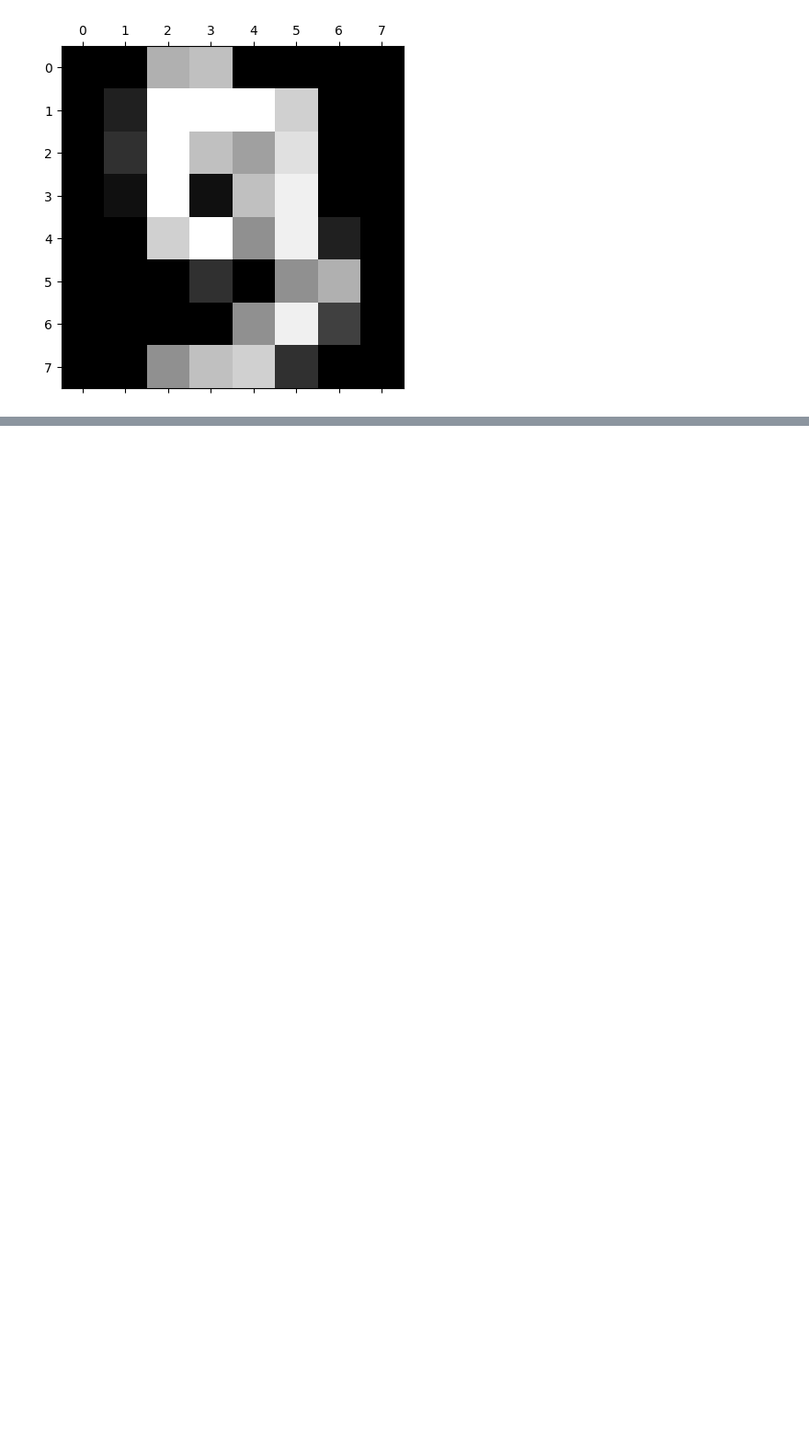
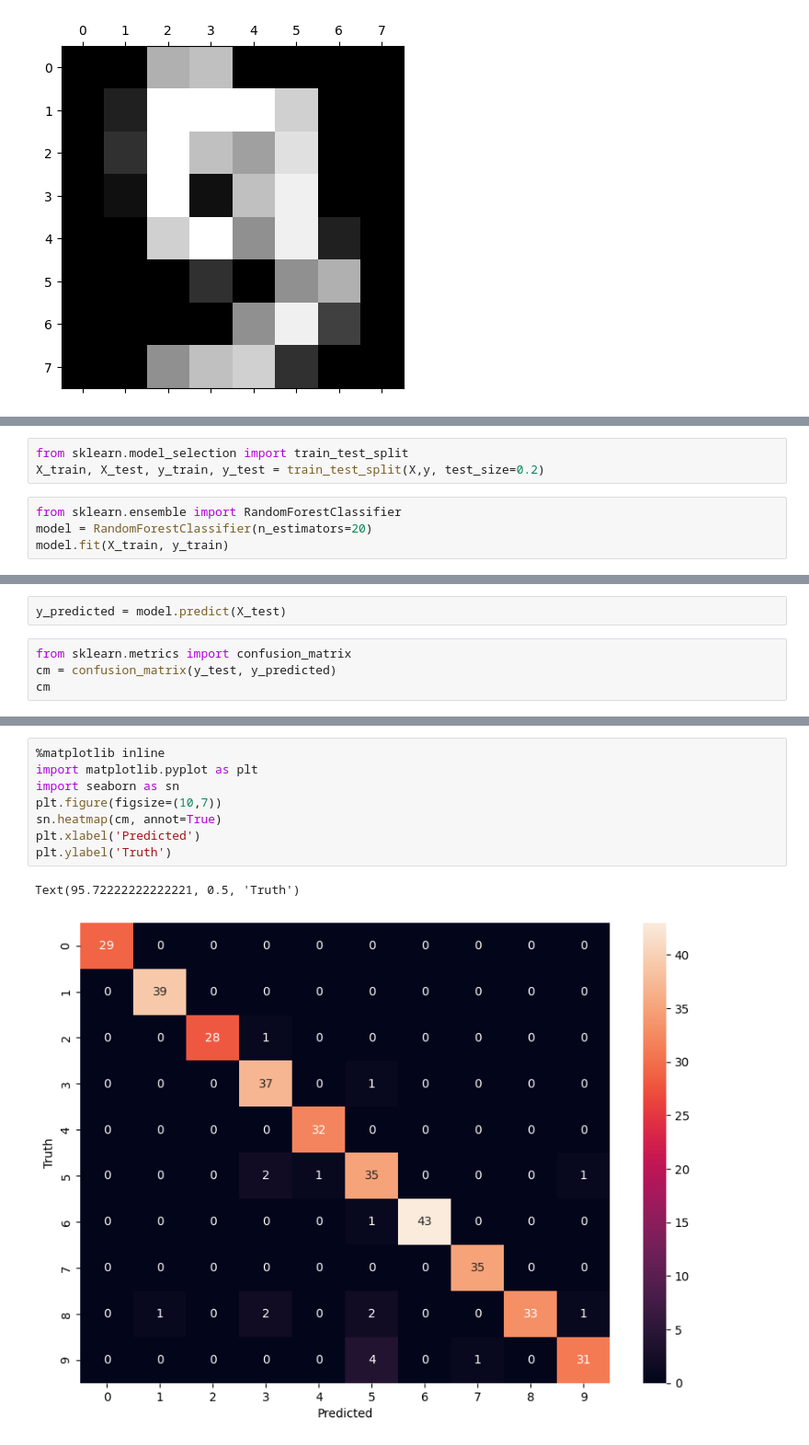
Before and after one commit to RishavVerma0/Journey-To-AI-Engineer, a Jupyter notebook: Machine Learning Fundamentals/Supervised Learning/Random_forest/rand.ipynb, the cells around one changed output, grey strips where cells are left out. Shown: that part at 92% size. Saved outputs shown, nothing was run; the diff lists cells and outputs as text; blank space fills up the shorter version.

```diff
--- a/Machine Learning Fundamentals/Supervised Learning/Random_forest/rand.ipynb
+++ b/Machine Learning Fundamentals/Supervised Learning/Random_forest/rand.ipynb
@@ -38,0 +68,7 @@ df = pd.DataFrame(data)
+# %%
+from sklearn.model_selection import train_test_split
+X_train, X_test, y_train, y_test = train_test_split(X,y, test_size=0.2)
+# %%
+from sklearn.ensemble import RandomForestClassifier
+model = RandomForestClassifier(n_estimators=20)
+model.fit(X_train, y_train)
@@ -38,0 +81,6 @@ df = pd.DataFrame(data)
+# %%
+y_predicted = model.predict(X_test)
+# %%
+from sklearn.metrics import confusion_matrix
+cm = confusion_matrix(y_test, y_predicted)
+cm
@@ -38,0 +98,11 @@ df = pd.DataFrame(data)
+# %%
+%matplotlib inline
+import matplotlib.pyplot as plt
+import seaborn as sn
+plt.figure(figsize=(10,7))
+sn.heatmap(cm, annot=True)
+plt.xlabel('Predicted')
+plt.ylabel('Truth')
+# %% [output]
+Text(95.72222222222221, 0.5, 'Truth')
+[figure, added]
```
Also changed, not shown: parts of 7 cells of this notebook.
